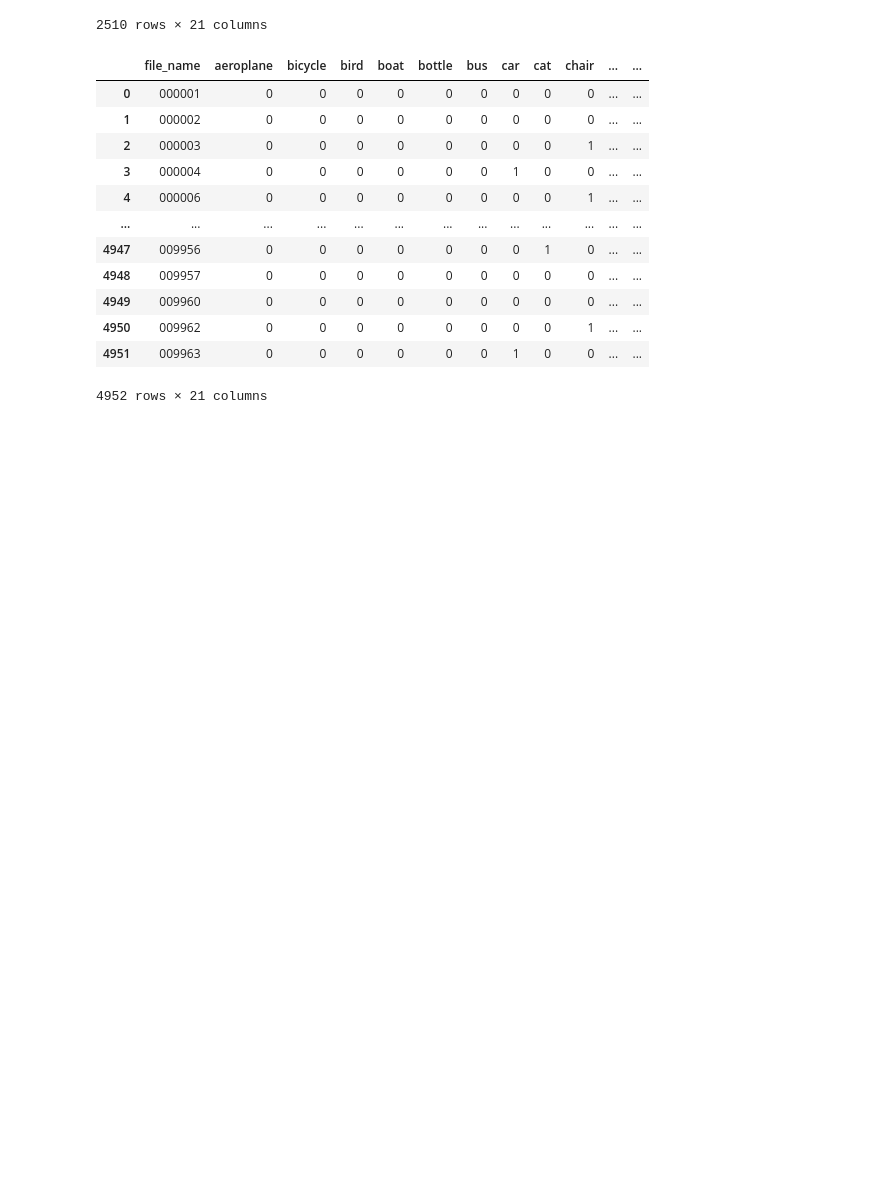
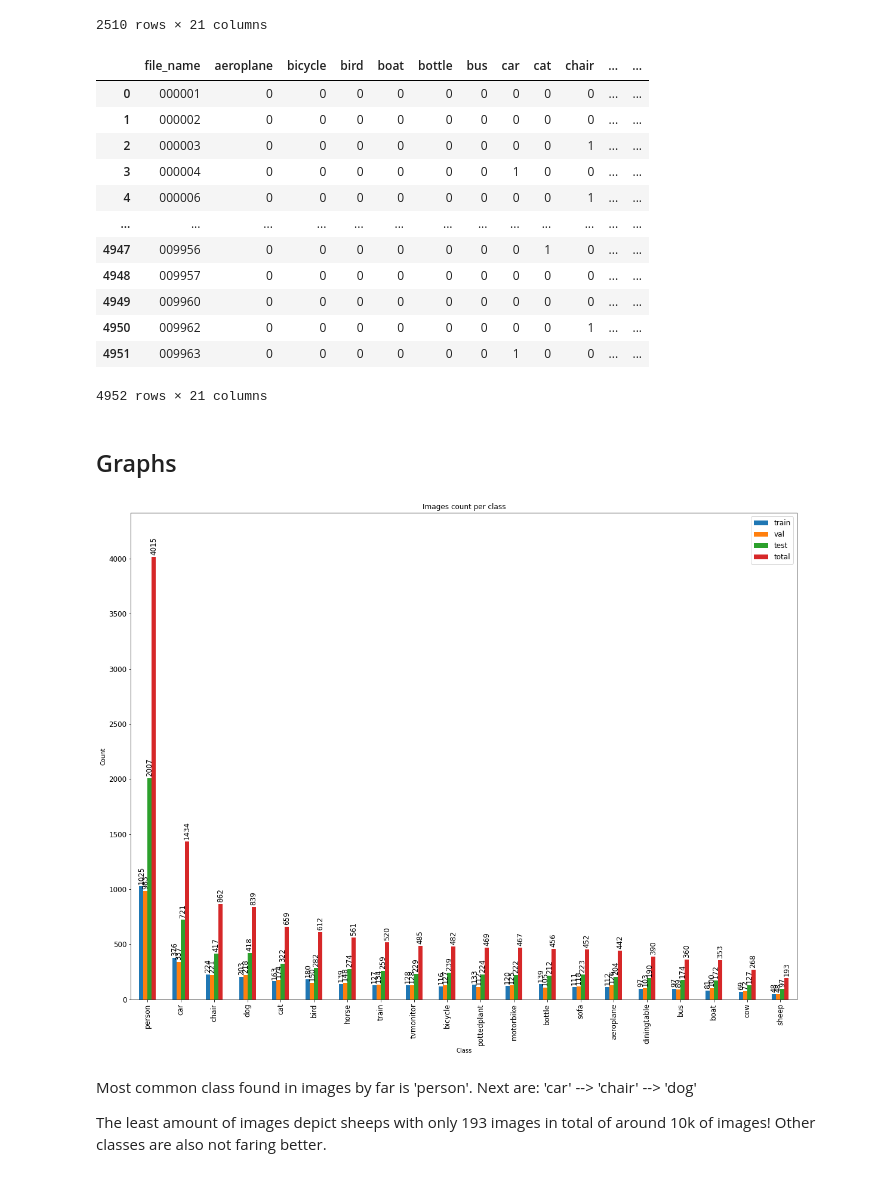
Before and after one commit to MortenTabaka/Deep-learning-exercises-with-TensorFlow2, a Jupyter notebook: Tabaka_Marcin_Transfer_learning.ipynb, the cells around one changed output. Saved outputs shown, nothing was run; the diff lists cells and outputs as text; code cells hidden in the pictures; blank space fills up the shorter version.

Commit message:
display chart of count per class in train/val/test sets

```diff
--- a/Tabaka_Marcin_Transfer_learning.ipynb
+++ b/Tabaka_Marcin_Transfer_learning.ipynb
@@ -167,3 +169,37 @@ df_test
 | 4950 | 009962 | 0 | 0 | 0 | 0 | 0 | 0 | 0 | 0 | 1 | ... | ... |
 | 4951 | 009963 | 0 | 0 | 0 | 0 | 0 | 0 | 1 | 0 | 0 | ... | ... |
 4952 rows × 21 columns
+# %% [markdown]
+## Graphs
+# %%
+def display_graph_of_images_count(dataframe):
+
+    ax = dataframe.plot(kind='bar', figsize=(20, 15), title='Images count per class',
+                        xlabel='Class', ylabel='Count', legend=False, fontsize=12)
+
+    ax.legend(fontsize=12)
+
+    for i in range(len(dataframe.columns)):
+        ax.bar_label(ax.containers[i], label_type='edge', rotation=90, fontsize=12, padding=3)
+
+    ax.margins(y=0.1)
+# %%
+df_train_class_count = pd.DataFrame(df_train.sum().iloc[1:], columns=['train'])
+
+df_val_class_count = pd.DataFrame(df_val.sum().iloc[1:], columns=['val'])
+
+df_test_class_count = pd.DataFrame(df_test.sum().iloc[1:], columns=['test'])
+
+df_class_count = pd.concat([df_train_class_count, df_val_class_count, df_test_class_count], axis=1)
+
+df_class_count['total']= df_class_count.sum(axis=1).astype('int')
+# %%
+df_class_count = df_class_count.sort_values(by=['total'], ascending=False)
+# %%
+display_graph_of_images_count(df_class_count)
+# %% [output]
+[figure, added]
+# %% [markdown]
+Most common class found in images by far is 'person'. Next are: 'car' --> 'chair' --> 'dog'
+
+The least amount of images depict sheeps with only 193 images in total of around 10k of images! Other classes are also not faring better.
```
Also changed, not shown: parts of 1 cell of this notebook.
